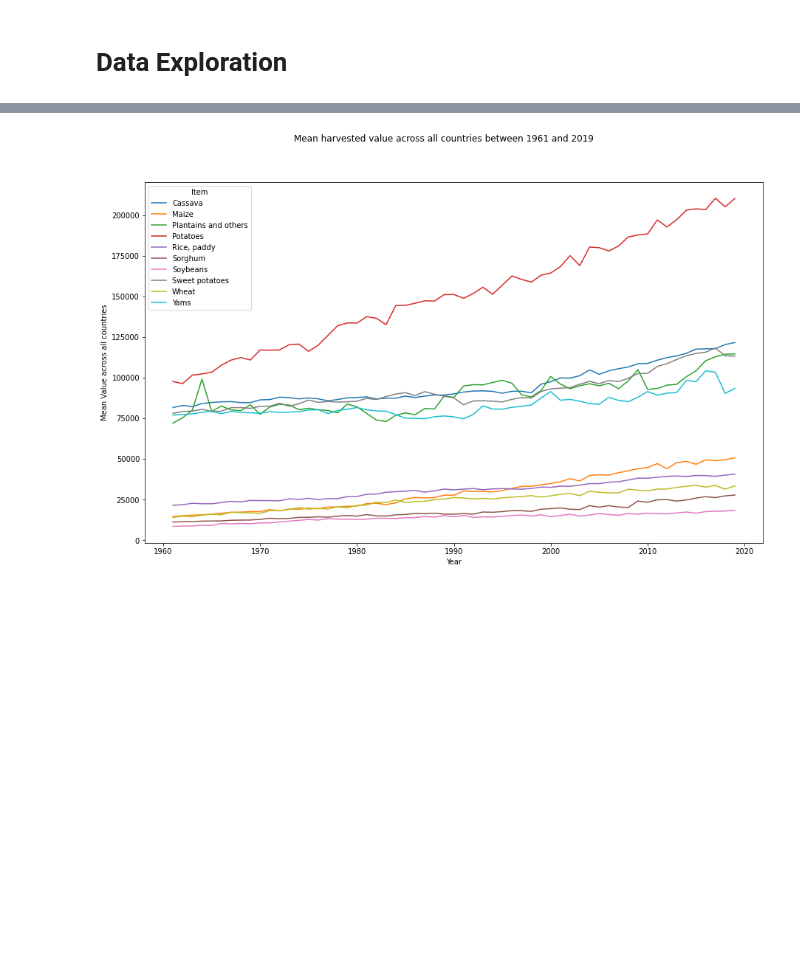
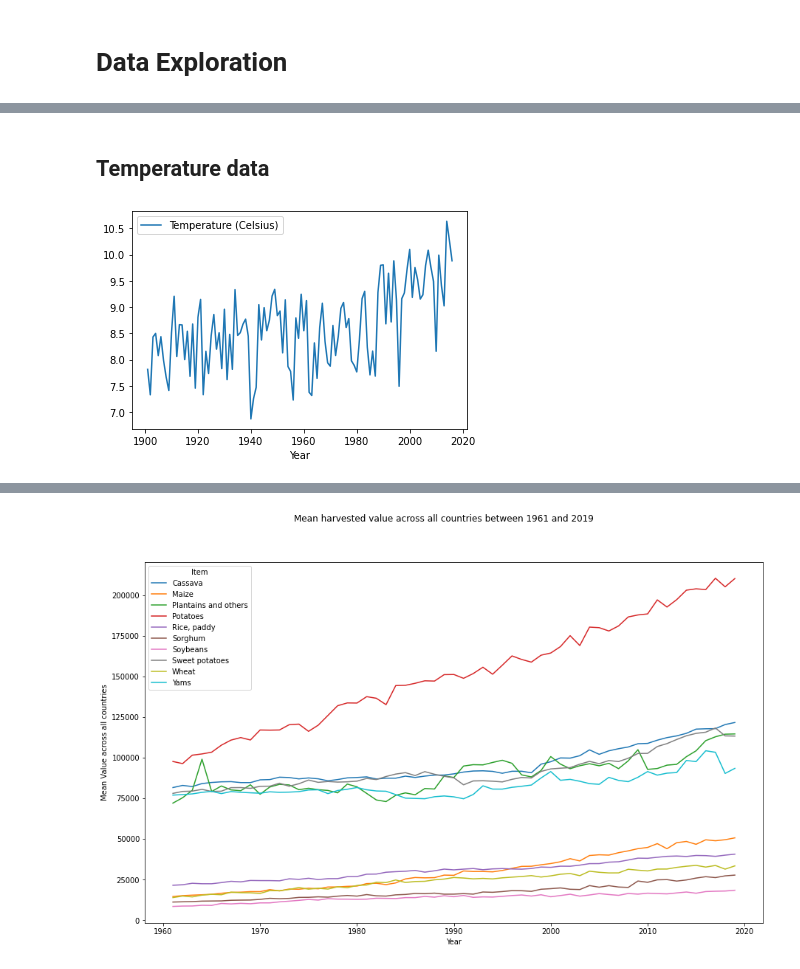
Before and after one commit to Drinkler/Yield-Prediction, a Jupyter notebook: Yield_Prediction.ipynb, the cells around one changed output, grey strips where cells are left out. Saved outputs shown, nothing was run; the diff lists cells and outputs as text; code cells hidden in the pictures; blank space fills up the shorter version.

```diff
--- a/Yield_Prediction.ipynb
+++ b/Yield_Prediction.ipynb
@@ -436,0 +476,7 @@ len(data.Year.unique())
+# %% [markdown]
+## Temperature data
+# %%
+temperature_df.loc[temperature_df['Country'] == 'Germany'].groupby('Year').mean().plot()
+plt.show()
+# %% [output]
+[figure, added]
```
Also changed, not shown: parts of 19 cells of this notebook.
